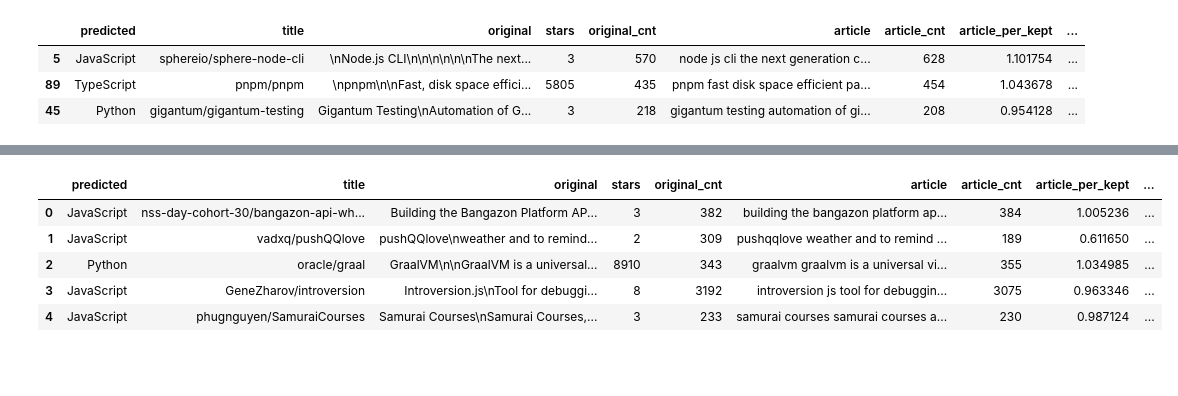
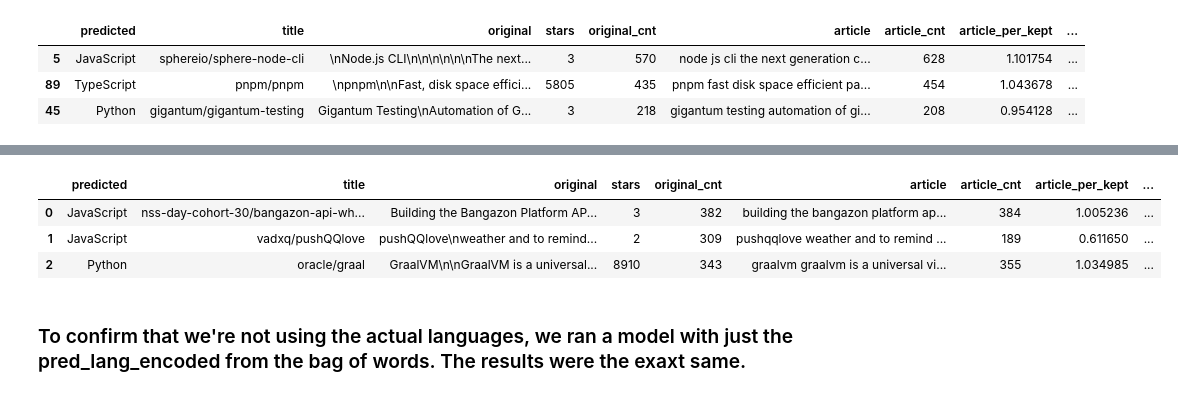
Before and after one commit to codeup-cyber-linguists/languages-classifier, a Jupyter notebook: jb_github_language_classifier.ipynb, the cells around one changed output, grey strips where cells are left out. Saved outputs shown, nothing was run; the diff lists cells and outputs as text; code cells hidden in the pictures; blank space fills up the shorter version.

Commit message:
Update visuals, check final model

```diff
--- a/jb_github_language_classifier.ipynb
+++ b/jb_github_language_classifier.ipynb
@@ -525,14 +602,14 @@ bow_y = df.language
 
 bow_X_train, bow_X_test, bow_y_train, bow_y_test = train_test_split(bow_X, bow_y, stratify=bow_y, test_size=.2, random_state=random_state)
 # not sure if we need to stratify y... so not doing it here... I think this is unneccessary because we dont have unbalanced set.
-bow_train = pd.DataFrame(dict(actual=y_train))
-bow_test = pd.DataFrame(dict(actual=y_test))
+bow_train = pd.DataFrame(dict(actual=bow_y_train))
+bow_test = pd.DataFrame(dict(actual=bow_y_test))
 
 
 bow_lm = LogisticRegression().fit(bow_X_train, bow_y_train)
 
-bow_train['predicted'] = lm.predict(bow_X_train)
-bow_test['predicted'] = lm.predict(bow_X_test)
+bow_train['predicted'] = bow_lm.predict(bow_X_train)
+bow_test['predicted'] = bow_lm.predict(bow_X_test)
 # %%
 print('Accuracy: {:.2%}'.format(accuracy_score(bow_train.actual, bow_train.predicted)))
 print('---')
@@ -671,7 +749,8 @@ X_train.head(3)
 | 45 | Python | gigantum/gigantum-testing | Gigantum Testing\nAutomation of G... | 3 | 218 | gigantum testing automation of gi... | 208 | 0.954128 | ... |
 # %%
 X_test = pd.merge(bow_test, df, left_index=True, right_index=True)
-X_test.drop(columns=['actual', 'language', 'lang_encoded'], inplace=True)
+X_test.drop(columns=['actual', 'language'], inplace=True)
+X_test.rename(columns={'lang_encoded':'pred_lang_encoded'}, inplace=True)
 X_test.head(3)
 # %% [output]
 |  | predicted | title | original | stars | original_cnt | article | article_cnt | article_per_kept | ... |
@@ -728,18 +809,18 @@ X_train.head()
 # %%
 X_test[['pred_lang_encoded']] = X_test[['predicted']]
 X_test[['language']] = X_test[['predicted']]
 X_test = pd.merge(X_test, lang_groups, how='left', on='language')
 X_test.drop(columns=['language', 'pred_lang_encoded'], inplace=True)
 X_test.rename(index=str, columns={'lang_encoded': 'pred_lang_encoded'}, inplace=True)
-X_test.head()
+X_test.head(3)
 # %% [output]
 |  | predicted | title | original | stars | original_cnt | article | article_cnt | article_per_kept | ... |
 | 0 | JavaScript | nss-day-cohort-30/bangazon-api-wh... | Building the Bangazon Platform AP... | 3 | 382 | building the bangazon platform ap... | 384 | 1.005236 | ... |
 | 1 | JavaScript | vadxq/pushQQlove | pushQQlove\nweather and to remind... | 2 | 309 | pushqqlove weather and to remind ... | 189 | 0.611650 | ... |
 | 2 | Python | oracle/graal | GraalVM\n\nGraalVM is a universal... | 8910 | 343 | graalvm graalvm is a universal vi... | 355 | 1.034985 | ... |
-| 3 | JavaScript | GeneZharov/introversion | Introversion.js\nTool for debuggi... | 8 | 3192 | introversion js tool for debuggin... | 3075 | 0.963346 | ... |
-| 4 | JavaScript | phugnguyen/SamuraiCourses | Samurai Courses\nSamurai Courses,... | 3 | 233 | samurai courses samurai courses a... | 230 | 0.987124 | ... |
 # %%
 clf_X_train = X_train[['original_cnt', 'article_per_kept', 'per_overall_kept', 'pred_lang_encoded']]
 clf_X_test = X_test[['original_cnt', 'article_per_kept', 'per_overall_kept', 'pred_lang_encoded']]
+# %% [markdown]
+### To confirm that we're not using the actual languages, we ran a model with just the pred_lang_encoded from the bag of words.  The results were the exaxt same.
 # %%
```
Also changed, not shown: parts of 33 cells of this notebook.
